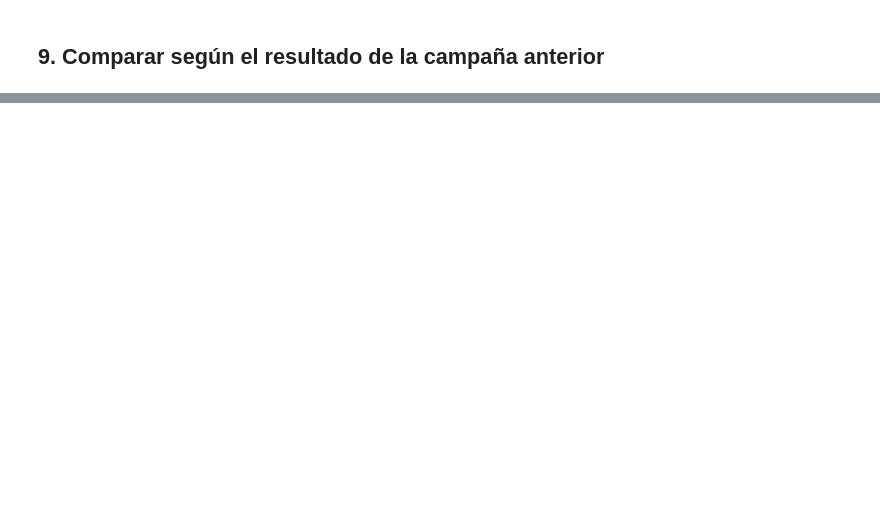
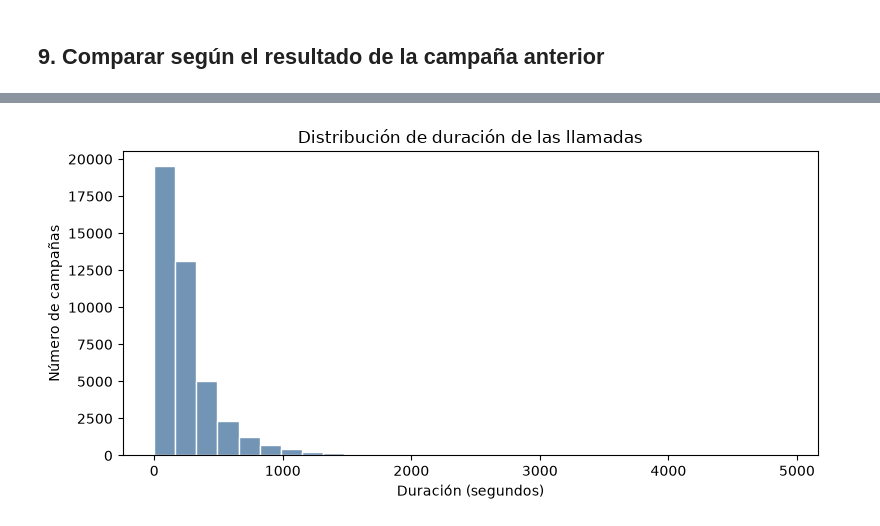
Before and after one commit to calucaes/DataProject_PythonForData, a Jupyter notebook: notebooks/analisis_eda_paso_a_paso.ipynb, the cells around one changed output, grey strips where cells are left out. Cells and saved outputs as stored; diff of their text form; code cells hidden in the pictures; blank space fills up the shorter version.

```diff
--- a/notebooks/analisis_eda_paso_a_paso.ipynb
+++ b/notebooks/analisis_eda_paso_a_paso.ipynb
@@ -191,0 +377,12 @@ Conserva los archivos originales y guarda estas versiones para consultar el resu
+# %%
+# Histograma de duración; la cola larga puede hacer que los valores altos se vean comprimidos
+plt.figure(figsize=(8, 4))
+plt.hist(campaigns["duration"], bins=30, color="#7295b5", edgecolor="white")
+plt.title("Distribución de duración de las llamadas")
+plt.xlabel("Duración (segundos)")
+plt.ylabel("Número de campañas")
+plt.tight_layout()
+plt.savefig(os.path.join(CHARTS, "07_distribucion_duracion.png"))
+plt.show()
+# %% [output]
+[figure, added]
```
Also changed, not shown: parts of 67 cells of this notebook.
